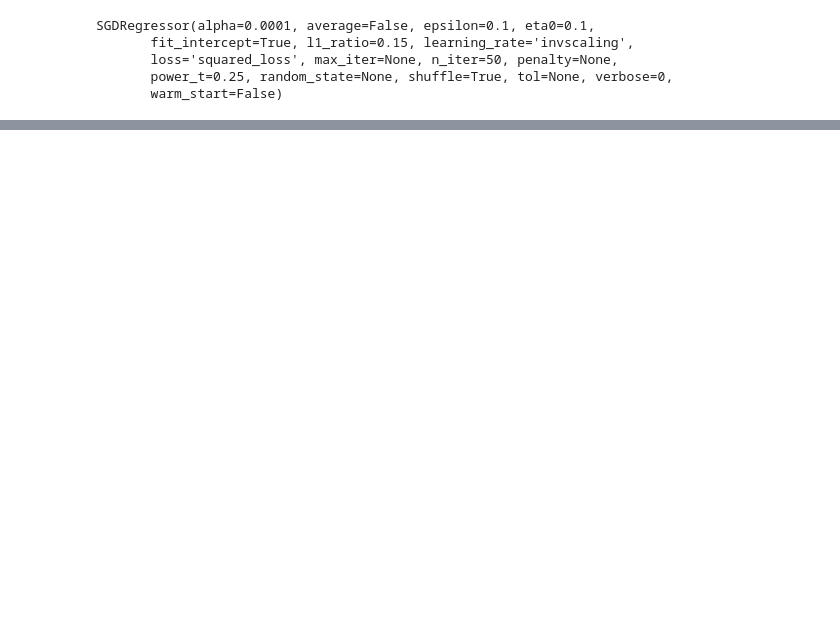
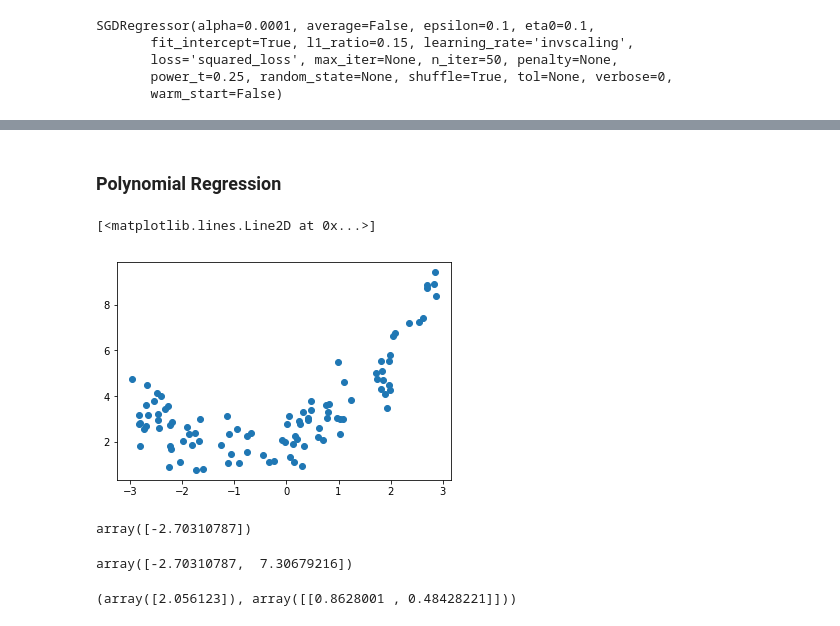
Before and after one commit to sebastienharinck/Courses, a Jupyter notebook: hands-on-machine-learning-with-scikit-learn-and-tensorflow/04_training_linear_models.ipynb, the cells around one changed output, grey strips where cells are left out. Cells and saved outputs as stored; diff of their text form; code cells hidden in the pictures; blank space fills up the shorter version.

Commit message:
hands on machine learning polynomial regression

```diff
--- a/hands-on-machine-learning-with-scikit-learn-and-tensorflow/04_training_linear_models.ipynb
+++ b/hands-on-machine-learning-with-scikit-learn-and-tensorflow/04_training_linear_models.ipynb
@@ -107,0 +108,11 @@ sgd_reg.intercept_, sgd_reg.coef_
+# %% [markdown]
+### Polynomial Regression
+# %%
+m = 100
+X = 6 * np.random.rand(m, 1) - 3
+y = 0.5 * X**2 + X + 2 + np.random.randn(m, 1)
+# %%
+plt.plot(X, y, 'o')
+# %% [output]
+[<matplotlib.lines.Line2D at 0x...>]
+[figure, added]
@@ -107,0 +123,14 @@ sgd_reg.intercept_, sgd_reg.coef_
+# %%
+X[0]
+# %% [output]
+array([-2.70310787])
+# %%
+X_poly[0]
+# %% [output]
+array([-2.70310787,  7.30679216])
+# %%
+lin_reg = LinearRegression()
+lin_reg.fit(X_poly, y)
+lin_reg.intercept_, lin_reg.coef_
+# %% [output]
+(array([2.056123]), array([[0.8628001 , 0.48428221]]))
```
Also changed, not shown: parts of 12 cells of this notebook.
